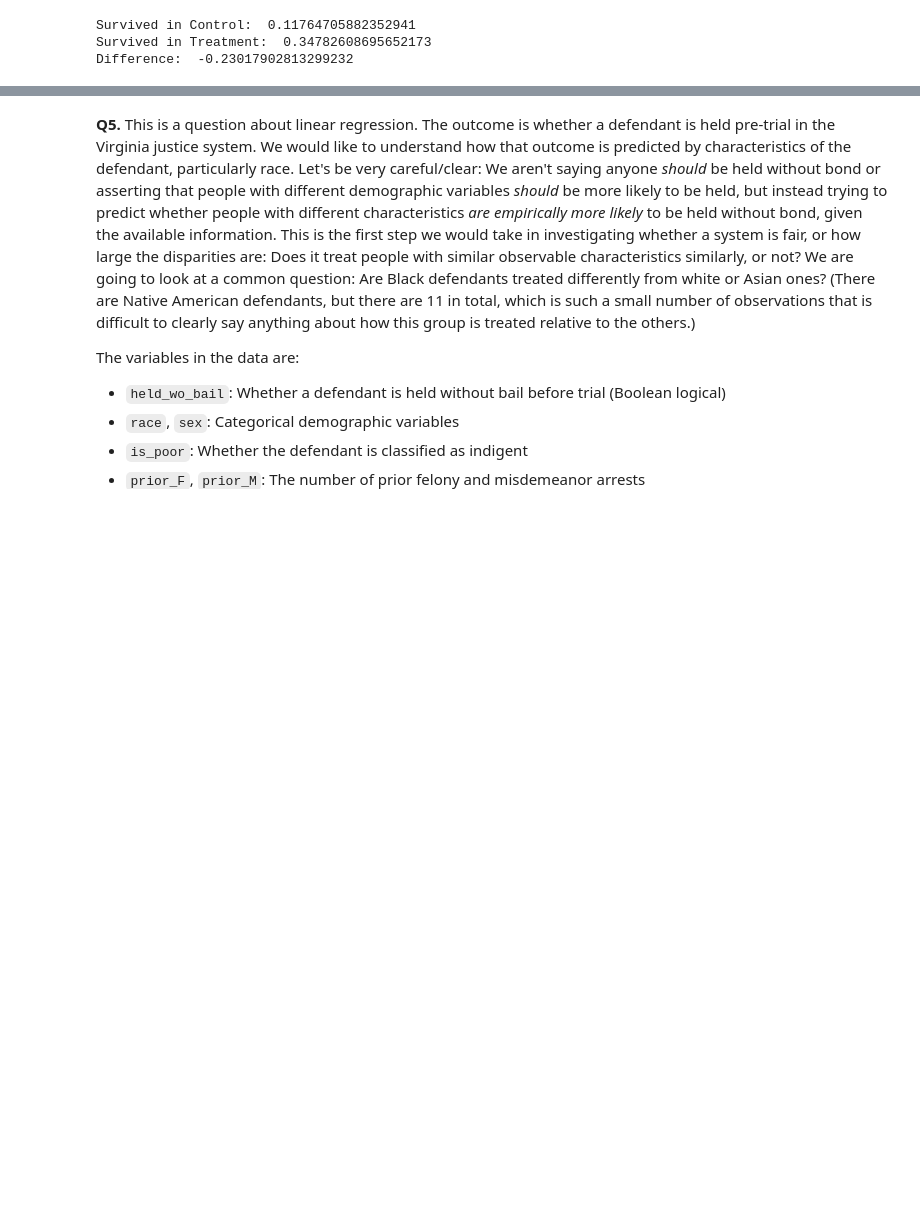
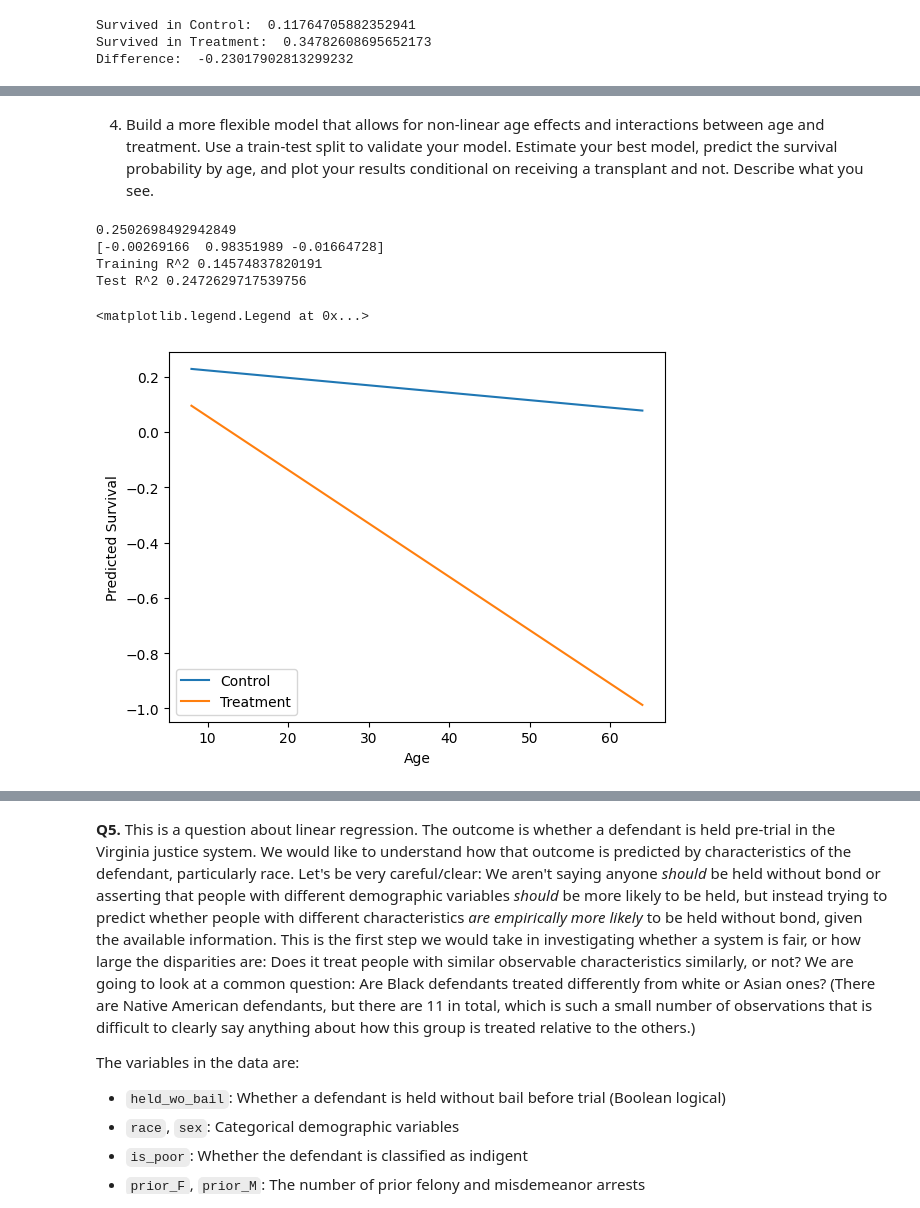
Before and after one commit to nylaup/linearModels, a Jupyter notebook: assignment/assignment.ipynb, the cells around one changed output, grey strips where cells are left out. Saved outputs shown, nothing was run; the diff lists cells and outputs as text; code cells hidden in the pictures; blank space fills up the shorter version.

```diff
--- a/assignment/assignment.ipynb
+++ b/assignment/assignment.ipynb
@@ -258,0 +298,60 @@ C =
+# %% [markdown]
+4. Build a more flexible model that allows for non-linear age effects and interactions between age and treatment. Use a train-test split to validate your model. Estimate your best model, predict the survival probability by age, and plot your results conditional on receiving a transplant and not. Describe what you see.
+# %%
+from sklearn.model_selection import train_test_split
+
+C2["interaction"] = C2["age"] * C2["transplant_treatment"]
+#C2["age_squared"] = C2["age"]**2
+
+X_train, X_test, y_train, y_test = train_test_split(C2,y, test_size=.2, random_state=100)
+
+reg = LinearRegression().fit(X_train, y_train)
+print(reg.intercept_)
+print(reg.coef_)
+print("Training R^2" , reg.score(X_train, y_train))
+print("Test R^2", reg.score(X_test, y_test)) #R^2 of 17 and 14, 14 and 24,
+#This model has the best Training and Test R^2. When you do the interaction and squared it has a little higher
+# training but much lower test R^2. When you do just the squared term, same with if you do just the squared term.
+# This model has a test R^2 of 0.25, which is the highest of any of them.
+# The model has a negative slope overall, survival rate decreases with age and with the interaction.
+# %% [output]
+0.2502698492942849
+[-0.00269166  0.98351989 -0.01664728]
+Training R^2 0.14574837820191
+Test R^2 0.2472629717539756
+# %%
+import numpy as np
+import matplotlib.pyplot as plt
+
+heart["age"].max()
+heart["age"].min() #Find out min and max ages used
+
+ages = np.linspace(8, 64, 100)
+
+control = pd.DataFrame({
+    "age" : ages,
+    "transplant_treatment" : 0,
+    "interaction" : 0
+})
+control["prediction"] = reg.predict(control)
+
+treatment = pd.DataFrame({
+    "age" : ages,
+    "transplant_treatment" : 0,
+    "interaction" : ages
+})
+treatment["prediction"] = reg.predict(treatment)
+
+
+plt.plot(control["age"], control["prediction"], label="Control")
+plt.plot(treatment["age"], treatment["prediction"], label="Treatment")
+plt.xlabel("Age")
+plt.ylabel("Predicted Survival")
+plt.legend()
+#From this graph it seems that the control group has a much higher likelihood of survival compared to the group
+# that did not get one, which doesn't really make sense. For some of the values, the treatment group it seems is
+# predicting negative survival, which is illogical in this context. This may reveal that these variables were not
+# the best to model this, or a linear model was not the best way.
+# %% [output]
+<matplotlib.legend.Legend at 0x...>
+[figure, added]
```
Also changed, not shown: parts of 5 cells of this notebook.
